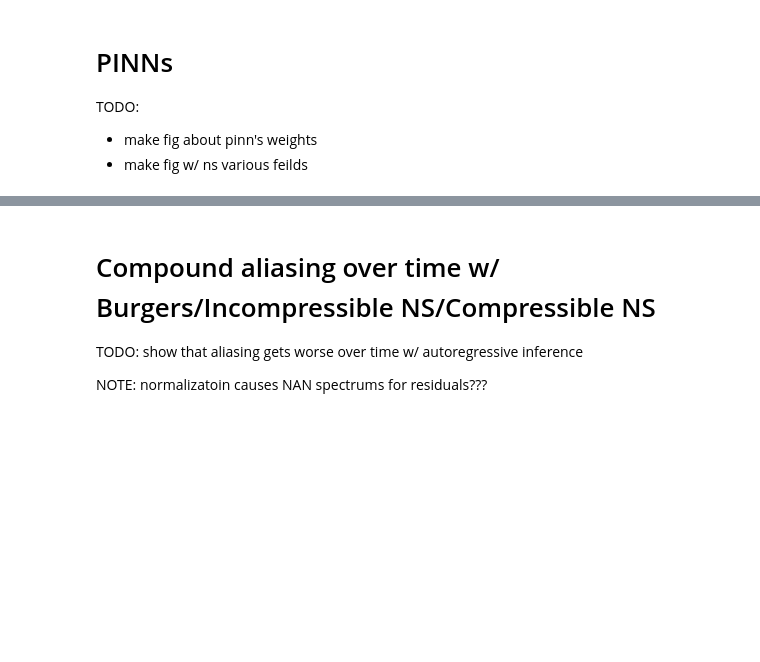
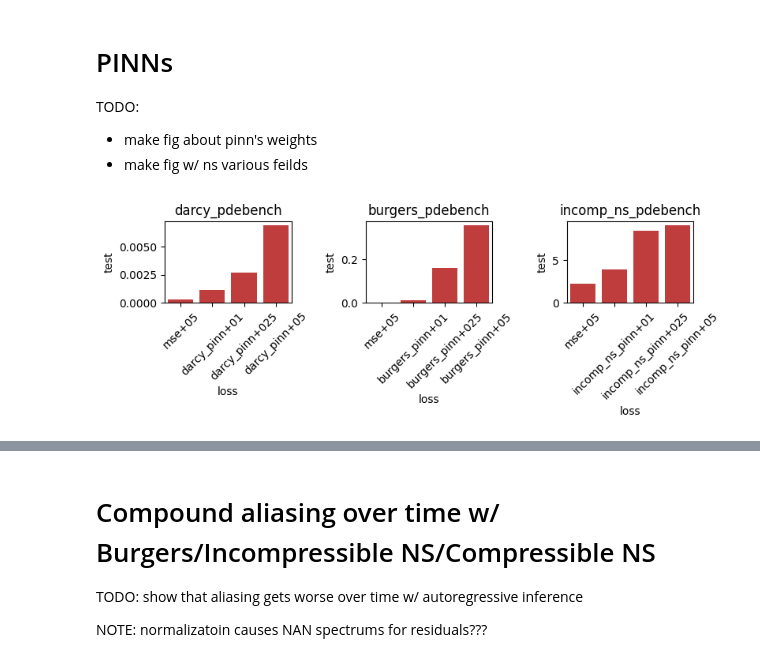
Before and after one commit to msakarvadia/operator_aliasing, a Jupyter notebook: notebooks/figures.ipynb, the cells around one changed output, grey strips where cells are left out. Drawn from its saved outputs; the diff is of its cells as text; code cells hidden in the pictures; blank space fills up the shorter version.

```diff
--- a/notebooks/figures.ipynb
+++ b/notebooks/figures.ipynb
@@ -819,3 +821,96 @@ best_hps
 TODO:
 - make fig about pinn's weights
 - make fig w/ ns various feilds
+# %%
+# Check if all experiments have finished
+total_exp = 0
+finished_exp = 0
+learning_rates = {'001': 1e-2, '0001': 1e-3, '00001': 1e-4, '1e-05': 1e-5}
+pinn_weights = {'05': 0.5, '025': 0.25, '01': 0.1}
+
+
+
+fig, axes = plt.subplots(
+            nrows=1, ncols=3, sharey=False, sharex='col', figsize=(8, 3)
+        )
+for x_idx, dataset_name in enumerate([
+    'darcy_pdebench',
+    'burgers_pdebench',
+    'incomp_ns_pdebench',
+    #'ns_pdebench',
+]):
+    summary_stats = pd.DataFrame(
+        columns=['data', 'loss', 'lr', 'wd', 'pinn_loss_weight', 'test']
+    )
+    img_size = 255
+
+    if dataset_name == 'ns_pdebench':
+        img_size = 256
+
+    if dataset_name == 'darcy_pdebench':
+        img_size = 64
+
+    if dataset_name == 'burgers_pdebench':
+        img_size = 512
+
+    for loss_type in ['mse', 'pinn']:
+        (
+            model_name,
+            in_channels,
+            out_channels,
+            initial_steps,
+            loss,
+            batch_size,
+            lr,
+            wd,
+            _,
+        ) = get_dataset_info(dataset_name, loss_type)
+
+        if loss == 'n/a':
+            continue
+
+        pinn_loss_weights = ['05']
+        if 'pinn' in loss_type:
+            pinn_loss_weights = ['01','025','05']
+        for pinn_loss_weight in pinn_loss_weights:
+            max_mode = img_size // 2
+            resolutions = str_from_res([0, 1, 0, 0])
+            ckpt_dir = f'{lr}_{wd}_15_05_{loss}_{batch_size}_{dataset_name}_-1_-1_{max_mode}_{model_name}_{in_channels}_{out_channels}_{pinn_loss_weight}_{initial_steps}_single_{resolutions}'
+            ckpt_pth = f'{ckpt_path}/{ckpt_dir}/'
+            ckpt_pth = ckpt_pth.replace(".",'')
+            ckpt_name = f'{ckpt_pth}/train_stats.csv'
+            total_exp += 1
+            if not os.path.exists(ckpt_name):
+                print('does not exist: ', ckpt_dir)
+                continue
+            df = pd.read_csv(ckpt_name)
+            for ylabel in [
+                'test',
+            ]:
+                if 150 in df['epoch']:
+                    finished_exp += 1
+                    row = df[df.epoch == 150]
+                    summary_stats.loc[len(summary_stats)] = [
+                        dataset_name,
+                        f"{loss}+{pinn_loss_weight}",
+                        lr,
+                        wd,
+                        pinn_weights[pinn_loss_weight],
+                        row[ylabel].item(),
+                    ]
+                else:
+                    print('Not finished: ', ckpt_name)
+                sns.barplot(
+                    summary_stats,
+                    x='loss',
+                    y=ylabel,
+                    #label=f'{pinn_loss_weight=}',
+                    ax=axes[x_idx],
+                )
+                axes[x_idx].tick_params(axis='x', labelrotation=45)
+                axes[x_idx].set_title(dataset_name)
+
+plt.tight_layout()
+plt.show()
+# %% [output]
+[figure, added]
```
Also changed, not shown: parts of 7 cells of this notebook.
